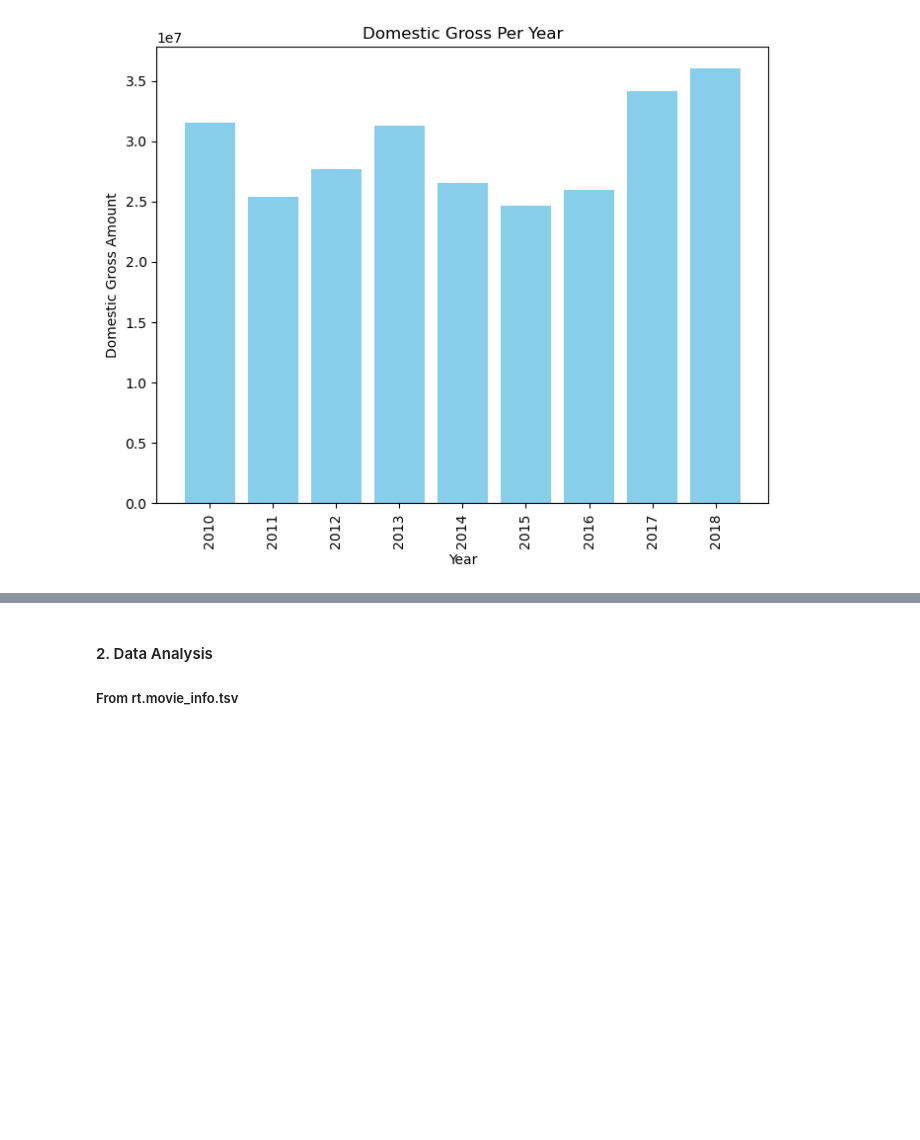
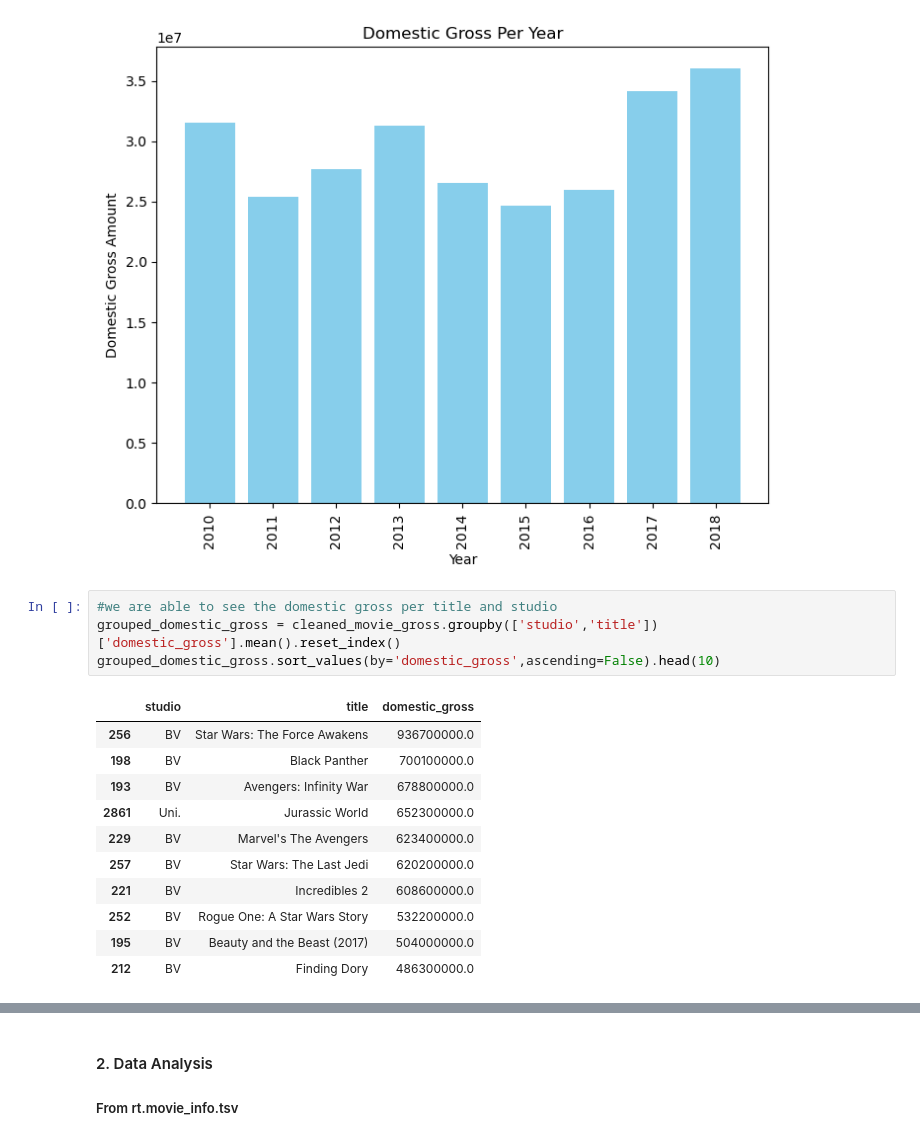
Before and after one commit to jgatharia/DS_Phase_1_Project, a Jupyter notebook: index.ipynb, the cells around one changed output, grey strips where cells are left out. Drawn from its saved outputs; the diff is of its cells as text; blank space fills up the shorter version.

```diff
--- a/index.ipynb
+++ b/index.ipynb
@@ -284,3 +284,19 @@ ax1.set_ylabel("Domestic Gross Amount")
 ax1.set_title("Domestic Gross Per Year");
 # %% [output]
 [figure]
+# %%
+#we are able to see the domestic gross per title and studio
+grouped_domestic_gross = cleaned_movie_gross.groupby(['studio','title'])['domestic_gross'].mean().reset_index()
+grouped_domestic_gross.sort_values(by='domestic_gross',ascending=False).head(10)
+# %% [output]
+|  | studio | title | domestic_gross |
+| 256 | BV | Star Wars: The Force Awakens | 936700000.0 |
+| 198 | BV | Black Panther | 700100000.0 |
+| 193 | BV | Avengers: Infinity War | 678800000.0 |
+| 2861 | Uni. | Jurassic World | 652300000.0 |
+| 229 | BV | Marvel's The Avengers | 623400000.0 |
+| 257 | BV | Star Wars: The Last Jedi | 620200000.0 |
+| 221 | BV | Incredibles 2 | 608600000.0 |
+| 252 | BV | Rogue One: A Star Wars Story | 532200000.0 |
+| 195 | BV | Beauty and the Beast (2017) | 504000000.0 |
+| 212 | BV | Finding Dory | 486300000.0 |
```
Also changed, not shown: parts of 1 cell of this notebook.
